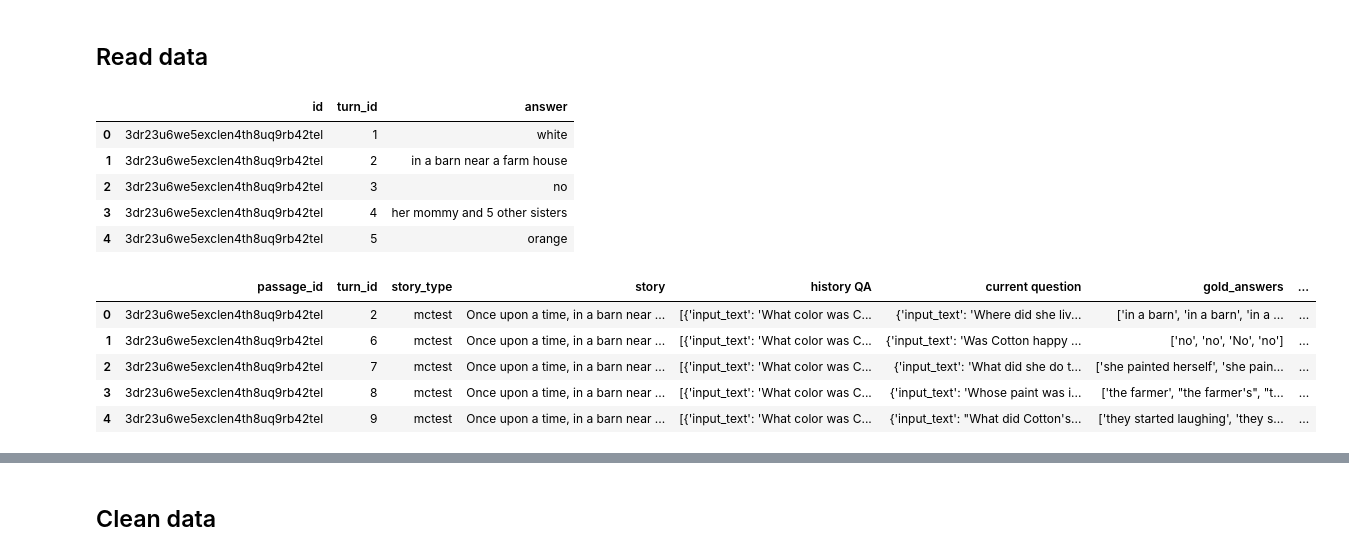
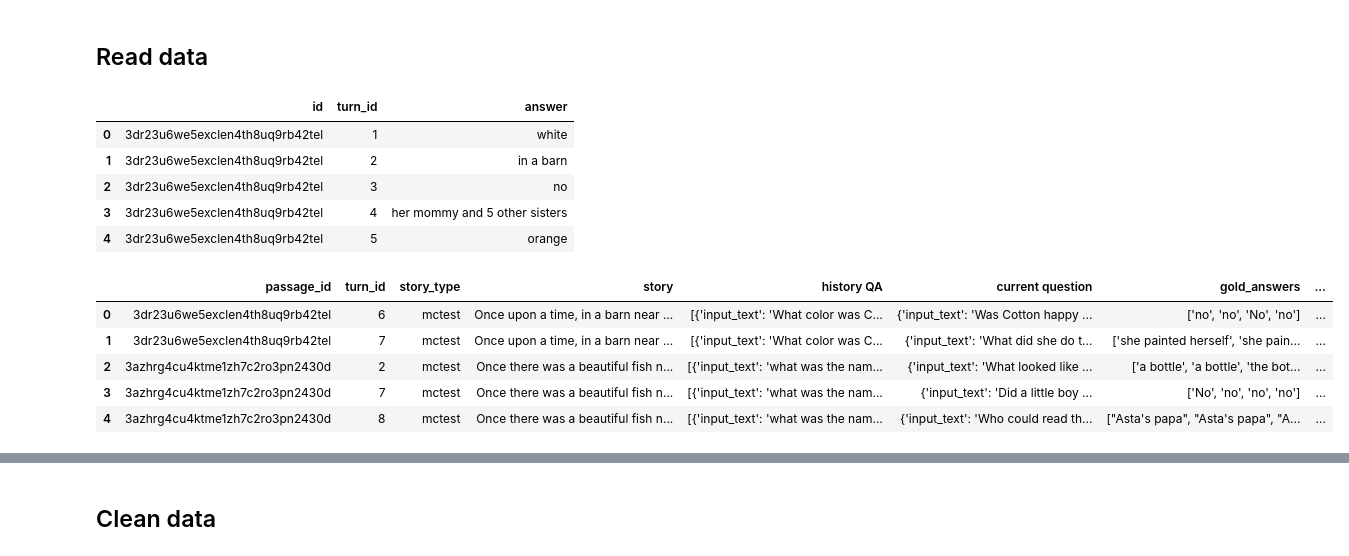
Before and after one commit to yuanzhi-zhu/CSNLP-Project-ETH, a Jupyter notebook: Analysis.ipynb, the cells around one changed output, grey strips where cells are left out. Drawn from its saved outputs; the diff is of its cells as text; code cells hidden in the pictures.

```diff
--- a/Analysis.ipynb
+++ b/Analysis.ipynb
@@ -6,3 +39,12 @@ from pandasql import sqldf
 # %%
 sns.set_theme()
 pysqldf = lambda q: sqldf(q, globals())
+# %%
+# locations
+predict_file="coqa-dev-v1.0.json"
+cur_path = os.getcwd()
+output_directory = cur_path + "/mydata/MyDrive/CSNLP_Project/Bert_model_COQA/data/Bert_models"
+input_dir = cur_path + "/mydata/MyDrive/CSNLP_Project/Bert_model_COQA/data"
+# %%
+model_parameter_directory = [ f.path for f in os.scandir(output_directory) if f.is_dir() ]
+model_parameter_directory
@@ -9,23 +57,33 @@ pysqldf = lambda q: sqldf(q, globals())
+# %%
+# for m in model_parameter_directory:
+m = model_parameter_directory[4]
+variant_name = m.split('/')[-1]
+
+output_predictions = 'predictions.json'
+
+criteria_flag = 'partial'
+
+write_failure_cases(input_dir,output_directory,predict_file,variant_name,output_predictions,criteria_flag)
 # %% [markdown]
 ## Read data
 # %%
-predictions = pd.read_json('data/predictions.json')
+predictions = pd.read_json(output_directory+'/'+variant_name+'/'+'predictions.json')#output_directory+'/'+variant_name+'/'+'{}_failed_predictions.csv'.format(criteria_flag)
 predictions.head()
 # %% [output]
 |  | id | turn_id | answer |
 | 0 | 3dr23u6we5exclen4th8uq9rb42tel | 1 | white |
-| 1 | 3dr23u6we5exclen4th8uq9rb42tel | 2 | in a barn near a farm house |
+| 1 | 3dr23u6we5exclen4th8uq9rb42tel | 2 | in a barn |
 | 2 | 3dr23u6we5exclen4th8uq9rb42tel | 3 | no |
 | 3 | 3dr23u6we5exclen4th8uq9rb42tel | 4 | her mommy and 5 other sisters |
 | 4 | 3dr23u6we5exclen4th8uq9rb42tel | 5 | orange |
 # %%
-failed = pd.read_csv('data/failed_predictions.csv')
-failed.head()
+fully_failed = pd.read_csv(output_directory+'/'+variant_name+'/'+'fully_failed_predictions.csv')
+fully_failed.head()
 # %% [output]
 |  | passage_id | turn_id | story_type | story | history QA | current question | gold_answers | ... |
-| 0 | 3dr23u6we5exclen4th8uq9rb42tel | 2 | mctest | Once upon a time, in a barn near ... | [{'input_text': 'What color was C... | {'input_text': 'Where did she liv... | ['in a barn', 'in a barn', 'in a ... | ... |
-| 1 | 3dr23u6we5exclen4th8uq9rb42tel | 6 | mctest | Once upon a time, in a barn near ... | [{'input_text': 'What color was C... | {'input_text': 'Was Cotton happy ... | ['no', 'no', 'No', 'no'] | ... |
-| 2 | 3dr23u6we5exclen4th8uq9rb42tel | 7 | mctest | Once upon a time, in a barn near ... | [{'input_text': 'What color was C... | {'input_text': 'What did she do t... | ['she painted herself', 'she pain... | ... |
-| 3 | 3dr23u6we5exclen4th8uq9rb42tel | 8 | mctest | Once upon a time, in a barn near ... | [{'input_text': 'What color was C... | {'input_text': 'Whose paint was i... | ['the farmer', "the farmer's", "t... | ... |
-| 4 | 3dr23u6we5exclen4th8uq9rb42tel | 9 | mctest | Once upon a time, in a barn near ... | [{'input_text': 'What color was C... | {'input_text': "What did Cotton's... | ['they started laughing', 'they s... | ... |
+| 0 | 3dr23u6we5exclen4th8uq9rb42tel | 6 | mctest | Once upon a time, in a barn near ... | [{'input_text': 'What color was C... | {'input_text': 'Was Cotton happy ... | ['no', 'no', 'No', 'no'] | ... |
+| 1 | 3dr23u6we5exclen4th8uq9rb42tel | 7 | mctest | Once upon a time, in a barn near ... | [{'input_text': 'What color was C... | {'input_text': 'What did she do t... | ['she painted herself', 'she pain... | ... |
+| 2 | 3azhrg4cu4ktme1zh7c2ro3pn2430d | 2 | mctest | Once there was a beautiful fish n... | [{'input_text': 'what was the nam... | {'input_text': 'What looked like ... | ['a bottle', 'a bottle', 'the bot... | ... |
+| 3 | 3azhrg4cu4ktme1zh7c2ro3pn2430d | 7 | mctest | Once there was a beautiful fish n... | [{'input_text': 'what was the nam... | {'input_text': 'Did a little boy ... | ['No', 'no', 'no', 'no'] | ... |
+| 4 | 3azhrg4cu4ktme1zh7c2ro3pn2430d | 8 | mctest | Once there was a beautiful fish n... | [{'input_text': 'what was the nam... | {'input_text': 'Who could read th... | ["Asta's papa", "Asta's papa", "A... | ... |
 # %%
```
Also changed, not shown: parts of 13 cells of this notebook, 9 other files.
